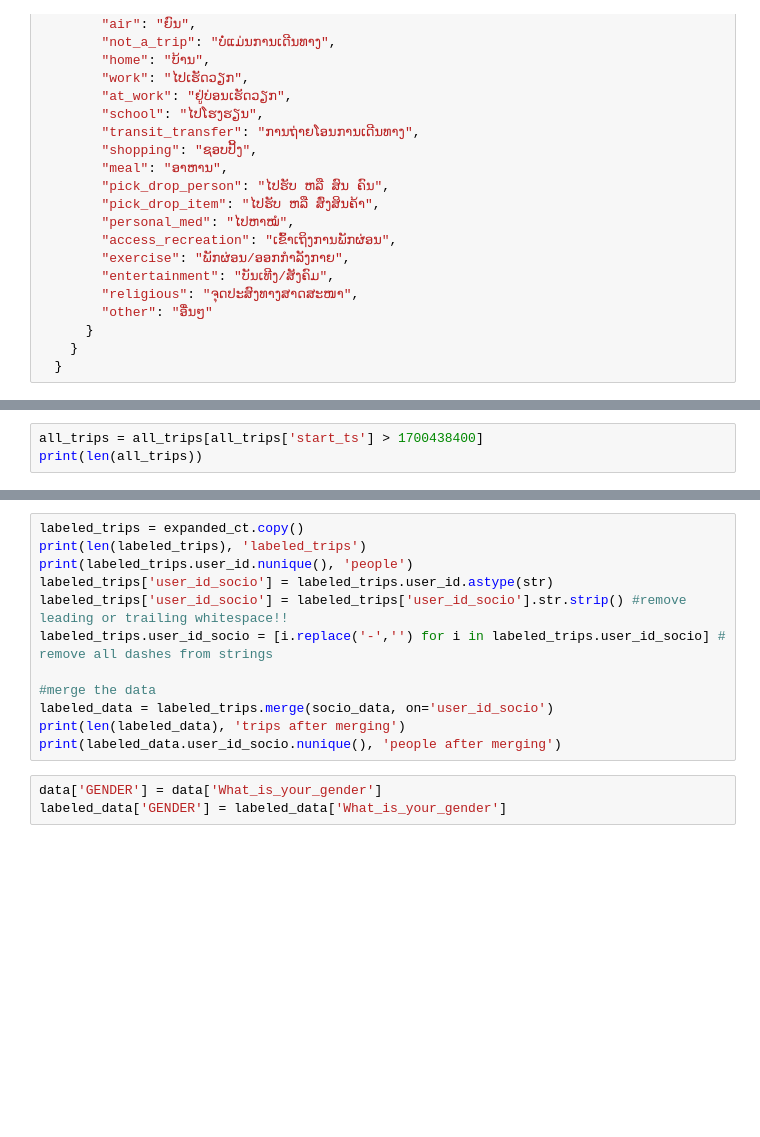
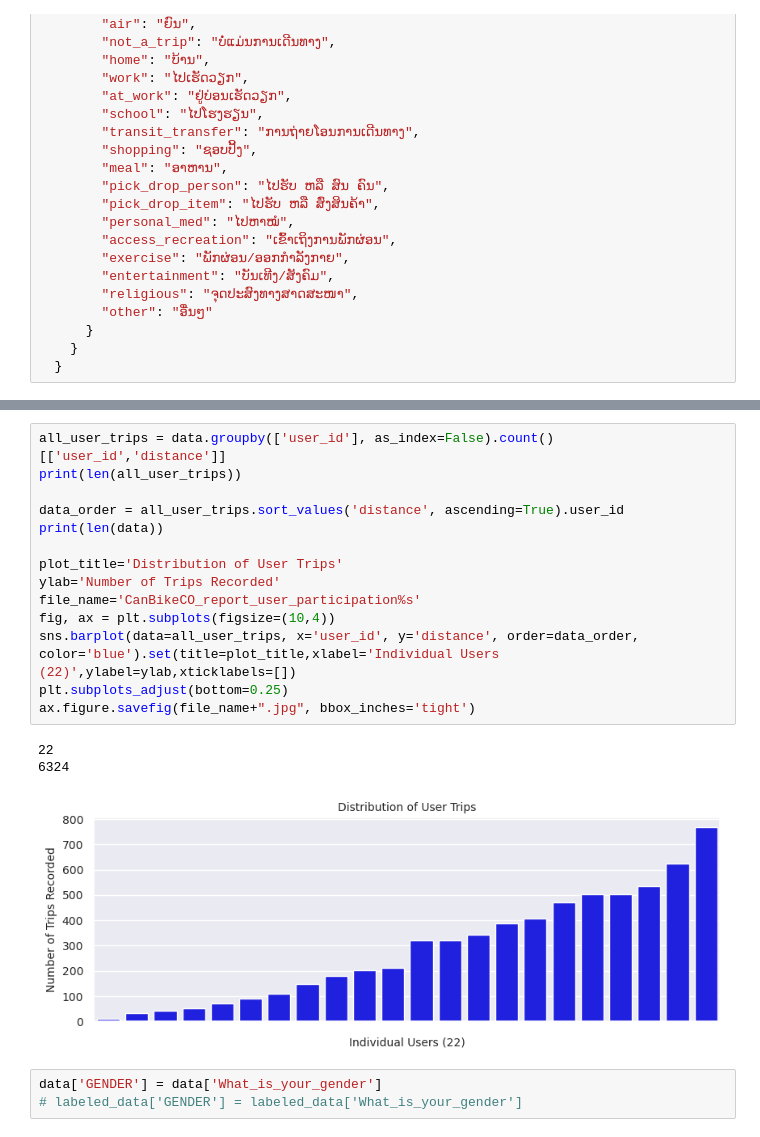
Before and after one commit to jpfleischer/em-public-dashboard, a Jupyter notebook: viz_scripts/LabelingRates.ipynb, the cells around one changed output, grey strips where cells are left out. Cells and saved outputs as stored; diff of their text form; blank space fills up the shorter version.

Commit message:
worked on labeling rate charts

```diff
--- a/viz_scripts/LabelingRates.ipynb
+++ b/viz_scripts/LabelingRates.ipynb
@@ -177,3 +240,0 @@ all_trips.start_ts
-# %%
-all_trips = all_trips[all_trips['start_ts'] > 1700438400]
-print(len(all_trips))
@@ -288,15 +360,21 @@ print(data.user_id_socio.nunique(), 'people after merging')
-# %%
-labeled_trips = expanded_ct.copy()
-print(len(labeled_trips), 'labeled_trips')
-print(labeled_trips.user_id.nunique(), 'people')
-labeled_trips['user_id_socio'] = labeled_trips.user_id.astype(str)
-labeled_trips['user_id_socio'] = labeled_trips['user_id_socio'].str.strip() #remove leading or trailing whitespace!!
-labeled_trips.user_id_socio = [i.replace('-','') for i in labeled_trips.user_id_socio] # remove all dashes from strings
-
-#merge the data
-labeled_data = labeled_trips.merge(socio_data, on='user_id_socio')
-print(len(labeled_data), 'trips after merging')
-print(labeled_data.user_id_socio.nunique(), 'people after merging')
+# %%
+all_user_trips = data.groupby(['user_id'], as_index=False).count()[['user_id','distance']]
+print(len(all_user_trips))
+
+data_order = all_user_trips.sort_values('distance', ascending=True).user_id
+print(len(data))
+
+plot_title='Distribution of User Trips'
+ylab='Number of Trips Recorded'
+file_name='CanBikeCO_report_user_participation%s'
+fig, ax = plt.subplots(figsize=(10,4))
+sns.barplot(data=all_user_trips, x='user_id', y='distance', order=data_order, color='blue').set(title=plot_title,xlabel='Individual Users (22)',ylabel=ylab,xticklabels=[])
+plt.subplots_adjust(bottom=0.25)
+ax.figure.savefig(file_name+".jpg", bbox_inches='tight')
+# %% [output]
+22
+6324
+[figure, added]
 # %%
 data['GENDER'] = data['What_is_your_gender']
-labeled_data['GENDER'] = labeled_data['What_is_your_gender']
+# labeled_data['GENDER'] = labeled_data['What_is_your_gender']
```
Also changed, not shown: parts of 18 cells of this notebook.
